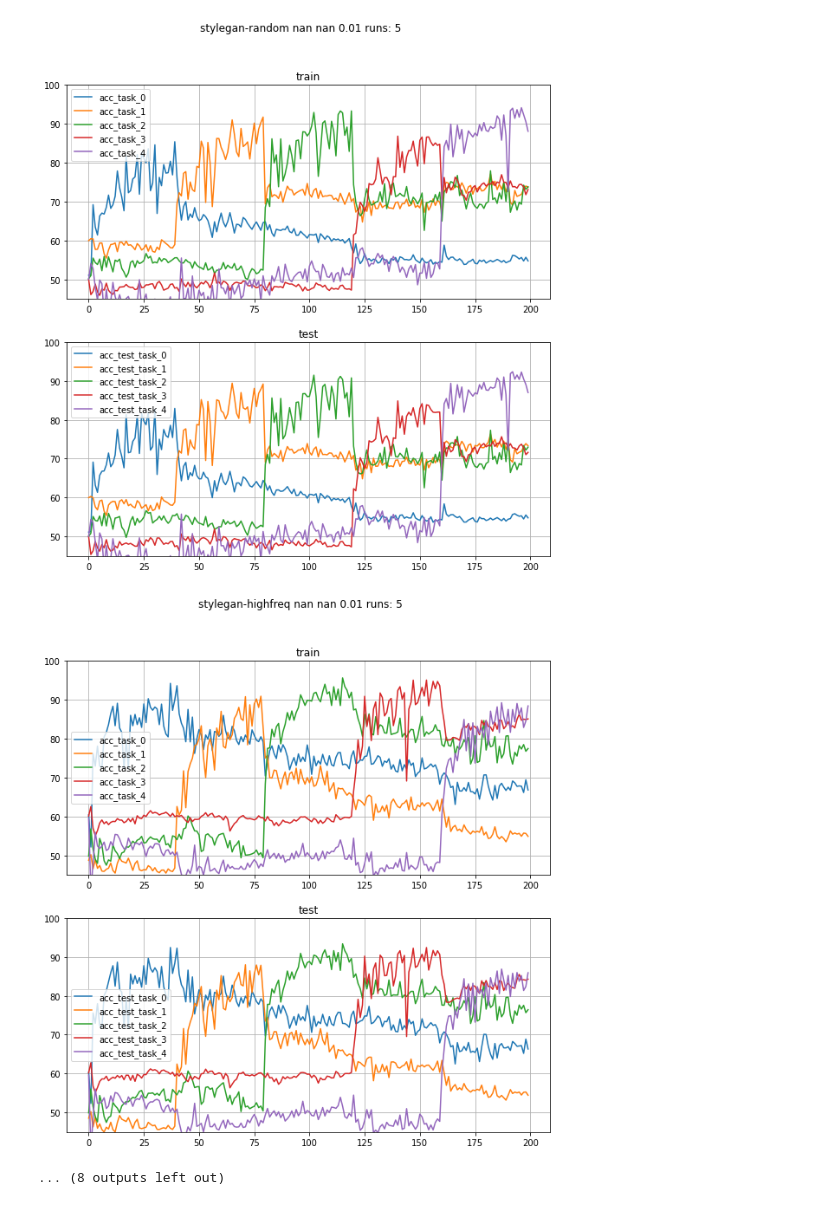
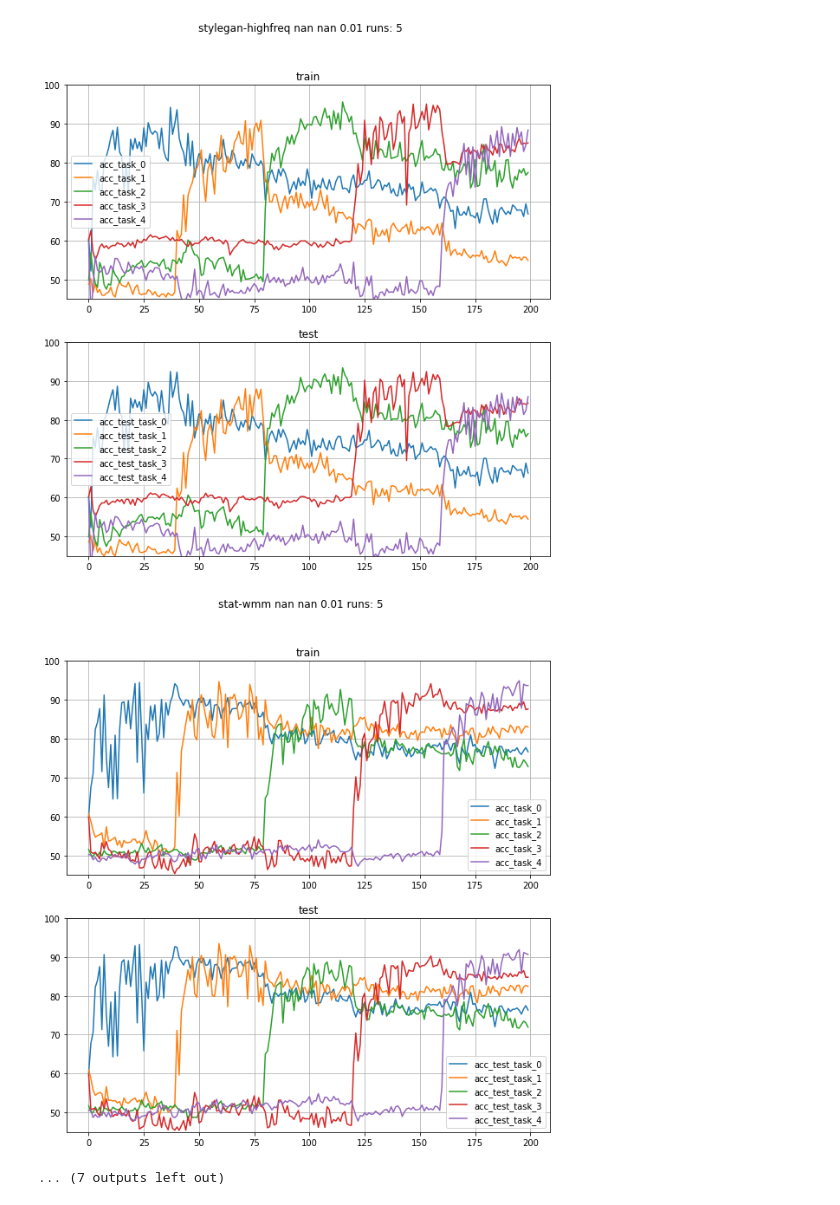
Before and after one commit to jsobolew/mgr, a Jupyter notebook: myCode/Results visualization/Results_Visualization_datasets.ipynb, the cells around one changed output. Saved outputs shown, nothing was run; the diff lists cells and outputs as text; code cells hidden in the pictures.

```diff
--- a/myCode/Results visualization/Results_Visualization_datasets.ipynb
+++ b/myCode/Results visualization/Results_Visualization_datasets.ipynb
@@ -78,7 +78,7 @@ for run_param in unique_run_params:
 acc_col = ['acc_task_0', 'acc_task_1', 'acc_task_2', 'acc_task_3', 'acc_task_4']
 acc_test_col = ['acc_test_task_0', 'acc_test_task_1', 'acc_test_task_2', 'acc_test_task_3', 'acc_test_task_4']
 
-for unixe_idxs in unique_run_settings_idxs:
+for unixe_idxs in unique_run_settings_idxs[1:]:
     df_train, df_test = pd.DataFrame(), pd.DataFrame()
     for run_idx in unixe_idxs.values:
         try:
@@ -118,3 +118,3 @@ for unixe_idxs in unique_run_settings_idxs:
-[figure, old version]
+[figure, new version]
-[figure, old version]
+[figure, new version]
-... (8 outputs left out)
+... (7 outputs left out)
```
Also changed, not shown: parts of 3 cells of this notebook, 8 other files.
